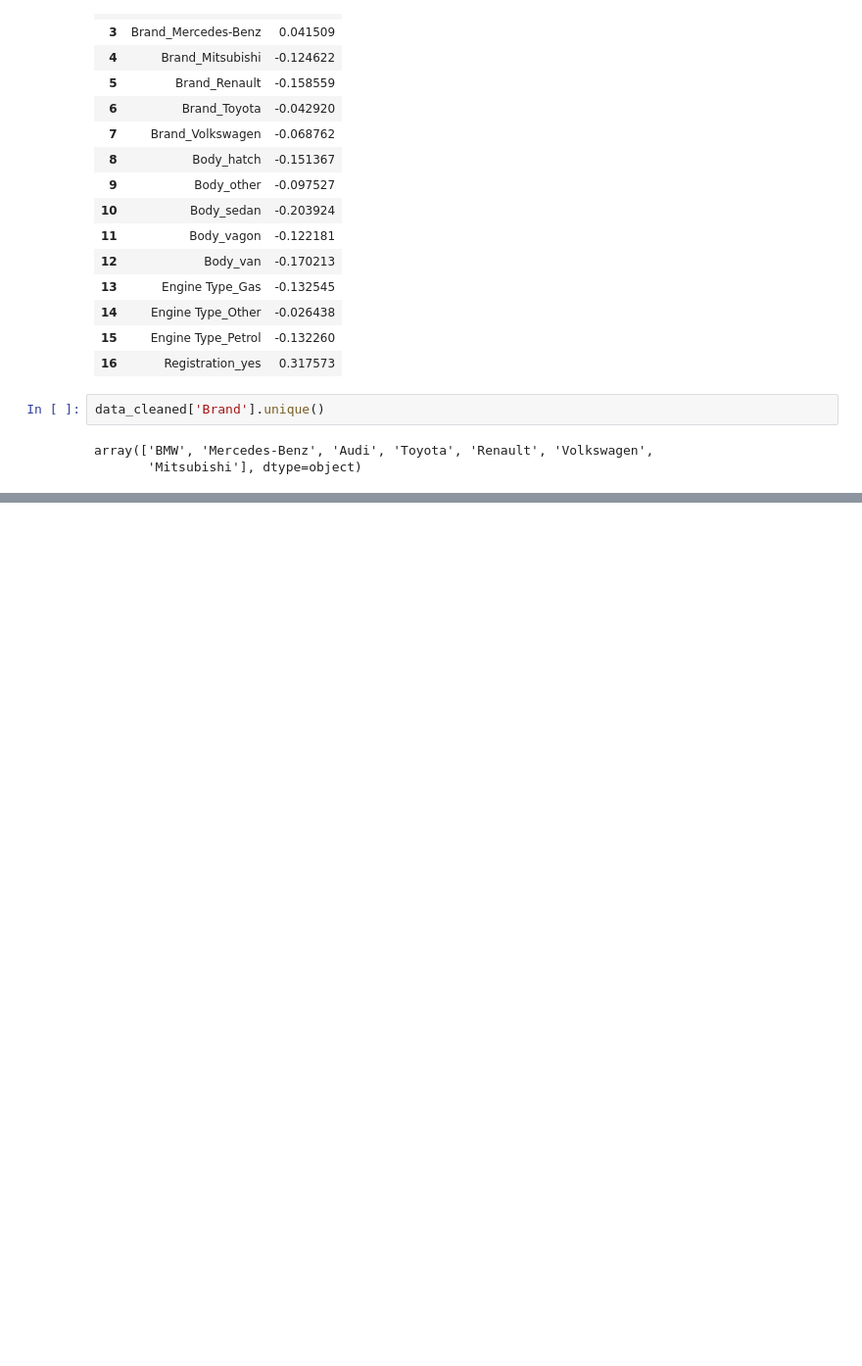
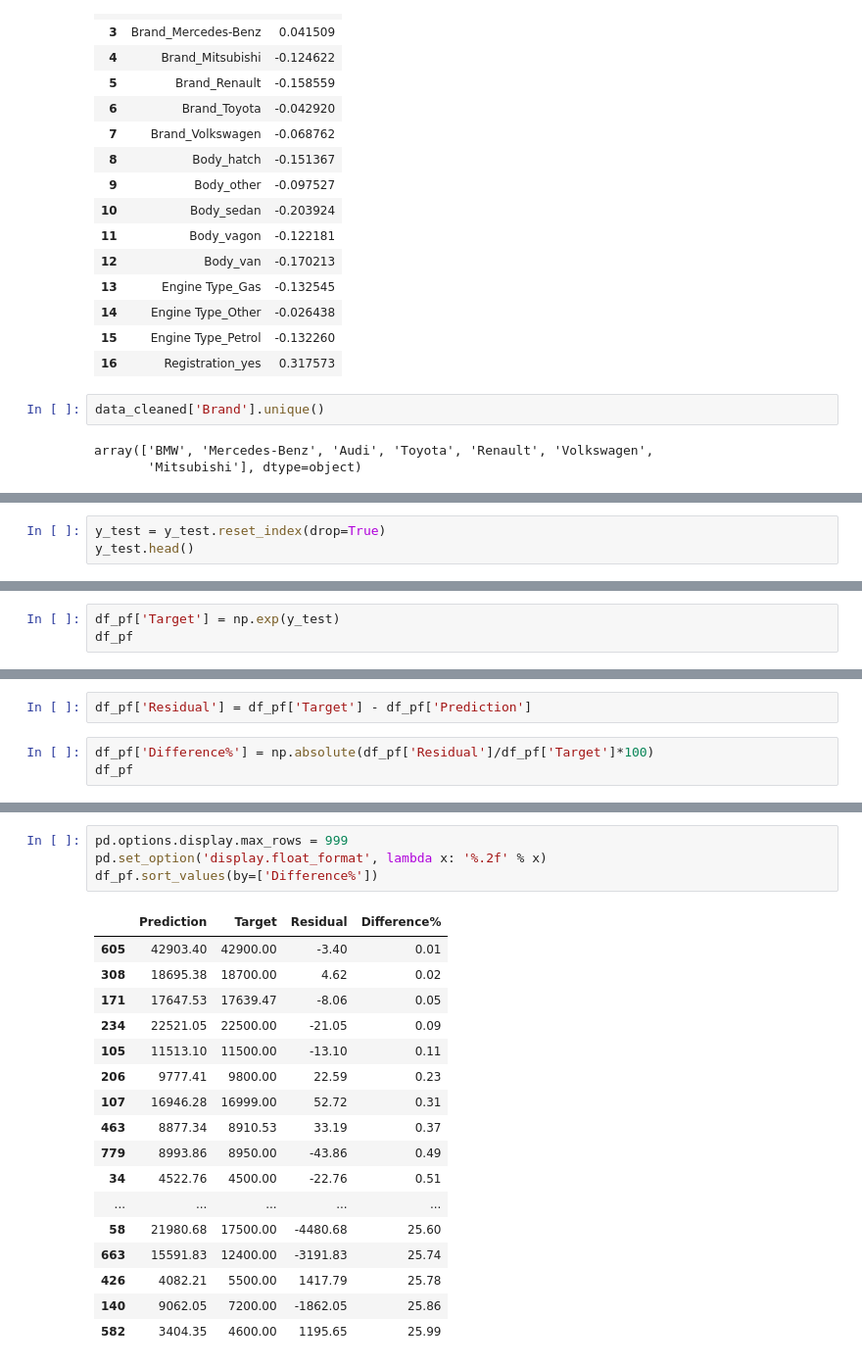
Before and after one commit to shubhampathare777/Data_Science, a Jupyter notebook: sklearn-Linear Regression.ipynb, the cells around one changed output, grey strips where cells are left out. Shown at 98% size. Drawn from its saved outputs; the diff is of its cells as text; blank space fills up the shorter version.

```diff
--- a/sklearn-Linear Regression.ipynb
+++ b/sklearn-Linear Regression.ipynb
@@ -438,0 +477,3 @@ array(['BMW', 'Mercedes-Benz', 'Audi', 'Toyota', 'Renault', 'Volkswagen',
+# %%
+y_test = y_test.reset_index(drop=True)
+y_test.head()
@@ -438,0 +487,3 @@ array(['BMW', 'Mercedes-Benz', 'Audi', 'Toyota', 'Renault', 'Volkswagen',
+# %%
+df_pf['Target'] = np.exp(y_test)
+df_pf
@@ -438,0 +504,5 @@ array(['BMW', 'Mercedes-Benz', 'Audi', 'Toyota', 'Renault', 'Volkswagen',
+# %%
+df_pf['Residual'] = df_pf['Target'] - df_pf['Prediction']
+# %%
+df_pf['Difference%'] = np.absolute(df_pf['Residual']/df_pf['Target']*100)
+df_pf
@@ -438,0 +535,22 @@ array(['BMW', 'Mercedes-Benz', 'Audi', 'Toyota', 'Renault', 'Volkswagen',
+# %%
+pd.options.display.max_rows = 999
+pd.set_option('display.float_format', lambda x: '%.2f' % x)
+df_pf.sort_values(by=['Difference%'])
+# %% [output]
+|  | Prediction | Target | Residual | Difference% |
+| 605 | 42903.40 | 42900.00 | -3.40 | 0.01 |
+| 308 | 18695.38 | 18700.00 | 4.62 | 0.02 |
+| 171 | 17647.53 | 17639.47 | -8.06 | 0.05 |
+| 234 | 22521.05 | 22500.00 | -21.05 | 0.09 |
+| 105 | 11513.10 | 11500.00 | -13.10 | 0.11 |
+| 206 | 9777.41 | 9800.00 | 22.59 | 0.23 |
+| 107 | 16946.28 | 16999.00 | 52.72 | 0.31 |
+| 463 | 8877.34 | 8910.53 | 33.19 | 0.37 |
+| 779 | 8993.86 | 8950.00 | -43.86 | 0.49 |
+| 34 | 4522.76 | 4500.00 | -22.76 | 0.51 |
+| ... | ... | ... | ... | ... |
+| 58 | 21980.68 | 17500.00 | -4480.68 | 25.60 |
+| 663 | 15591.83 | 12400.00 | -3191.83 | 25.74 |
+| 426 | 4082.21 | 5500.00 | 1417.79 | 25.78 |
+| 140 | 9062.05 | 7200.00 | -1862.05 | 25.86 |
+| 582 | 3404.35 | 4600.00 | 1195.65 | 25.99 |
```
Also changed, not shown: parts of 8 cells of this notebook.
